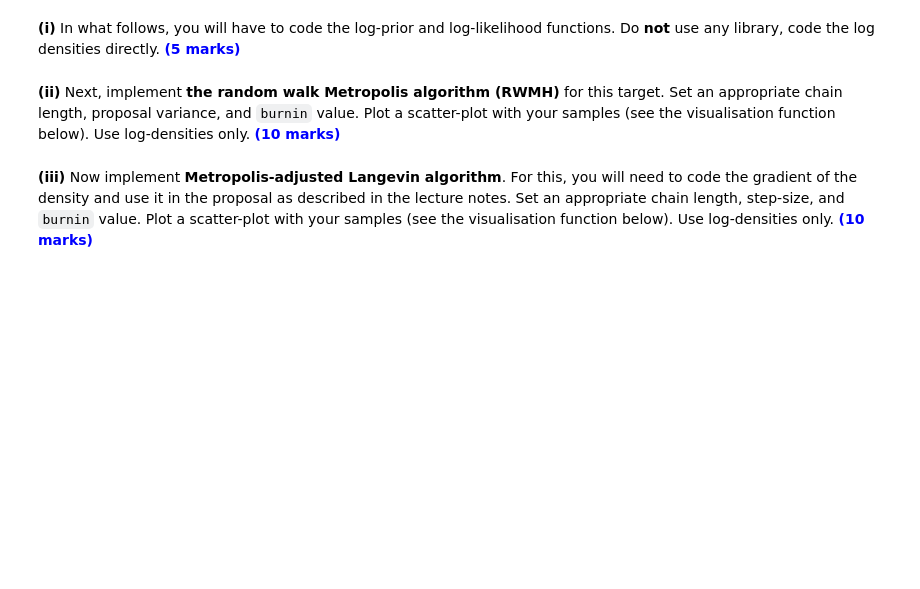
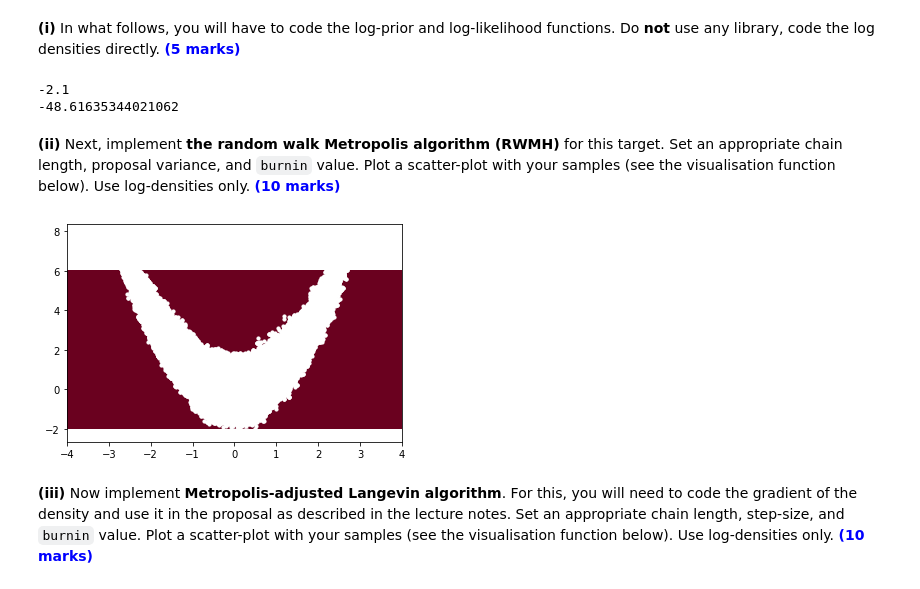
Before and after one commit to l-khali/stochastic_simulation, a Jupyter notebook: coursework/Stochastic Simulation Coursework 2023(1).ipynb, the cells around one changed output. Saved outputs shown, nothing was run; the diff lists cells and outputs as text; code cells hidden in the pictures; blank space fills up the shorter version.

```diff
--- a/coursework/Stochastic Simulation Coursework 2023(1).ipynb
+++ b/coursework/Stochastic Simulation Coursework 2023(1).ipynb
@@ -136,48 +160,74 @@ H = np.array([0, 1])
 # %% [markdown]
 **(i)** In what follows, you will have to code the log-prior and log-likelihood functions. Do **not** use any library, code the log densities directly. **<span style="color:blue">(5 marks)</span>**
 # %%
-def prior(): # code banana density for visualisation purposes
+def prior(x): # code banana density for visualisation purposes
     # fill in the function
-    pass # remove this line
-    return # fill in the return value
+    x1 = x[0]
+    x2 = x[1]
+    return np.exp(-x1**2/10 - x2**2/10 - 2*(x2 - x1**2)**2)
 
-def log_prior(): # fill in the arguments
+def log_prior(x): # fill in the arguments
     # fill in the function
-    pass # remove this line
-    return # fill in the return value
+    x1 = x[0]
+    x2 = x[1]
+    return -x1**2/10 - x2**2/10 - 2*(x2 - x1**2)**2
 
-def log_likelihood(): # fill in the arguments
+def log_likelihood(y, x, sig): # fill in the arguments
     # fill in the function
-    pass # remove this line
-    return # fill in the return value
+    return (-(y - H @ x) ** 2/(2 * sig ** 2) - np.log(sig * np.sqrt(2 * np.pi)))[0]
 
 # uncomment below and evaluate your prior and likelihood (do not remove)
-# print(log_prior([0, 1]))
-# print(log_likelihood(y, np.array([0, 1]), sig_lik))
+print(log_prior([0, 1]))
+print(log_likelihood(y, np.array([0, 1]), sig_lik))
+# %% [output]
+-2.1
+-48.61635344021062
 # %% [markdown]
 **(ii)** Next, implement **the random walk Metropolis algorithm (RWMH)** for this target. Set an appropriate chain length, proposal variance, and `burnin` value. Plot a scatter-plot with your samples (see the visualisation function below). Use log-densities only. **<span style="color:blue">(10 marks)</span>**
 # %%
 # fill in your code here
+x = np.zeros((N,2))
+
+# initial values
+x[0, :] = np.array([0, 0])
+
+# parameters
+burnin = 200
+N = 1000000
+
+for n in range(1, N):
+    # random walk
+    x_s = x[n-1, :] + sig_lik * np.random.randn(2)
+
+    # metropolis
+    u = rng.uniform(0, 1)
+
+    if np.log(u) < log_prior(x_s) - log_prior(x[n-1, :]):
+        x[n, :] = x_s
+    else:
+        x[n, :] = x[n-1, :]
 
 # uncomment and plot your results (do not remove)
-# x_bb = np.linspace(-4, 4, 100)
-# y_bb = np.linspace(-2, 6, 100)
-# X_bb , Y_bb = np.meshgrid(x_bb , y_bb)
-# Z_bb = np.zeros((100 , 100))
-# for i in range(100):
-#     for j in range(100):
-#         Z_bb[i, j] = prior([X_bb[i, j], Y_bb[i, j]])
-# plt.contourf(X_bb , Y_bb , Z_bb , 100 , cmap='RdBu')
-# plt.scatter(x[:, 0], x[:, 1], s=10 , c='white')
-# plt.show()
+x_bb = np.linspace(-4, 4, 100)
+y_bb = np.linspace(-2, 6, 100)
+X_bb , Y_bb = np.meshgrid(x_bb , y_bb)
+Z_bb = np.zeros((100 , 100))
+for i in range(100):
+    for j in range(100):
+        Z_bb[i, j] = prior([X_bb[i, j], Y_bb[i, j]])
+plt.contourf(X_bb , Y_bb , Z_bb , 100 , cmap='RdBu')
+plt.scatter(x[burnin:, 0], x[burnin:, 1], s=10 , c='white')
+plt.show()
 
 # Note that above x vector (your samples) is assumed to be (N, 2).
 # It does not have to be this way (You can change the name of the variable x too).
 # i.e., If your x vector is (2, N), then use
 # plt.scatter(x[0, :], x[1, :], s=10 , c='white')
 # instead of
 # plt.scatter(x[:, 0], x[:, 1], s=10 , c='white')
 # in the above code.
+# %% [output]
+[figure, added]
 # %% [markdown]
 **(iii)** Now implement **Metropolis-adjusted Langevin algorithm**. For this, you will need to code the gradient of the density and use it in the proposal as described in the lecture notes. Set an appropriate chain length, step-size, and `burnin` value. Plot a scatter-plot with your samples (see the visualisation function below). Use log-densities only. **<span style="color:blue">(10 marks)</span>**
 # %%
```
Also changed, not shown: parts of 11 cells of this notebook, 3 other files.
